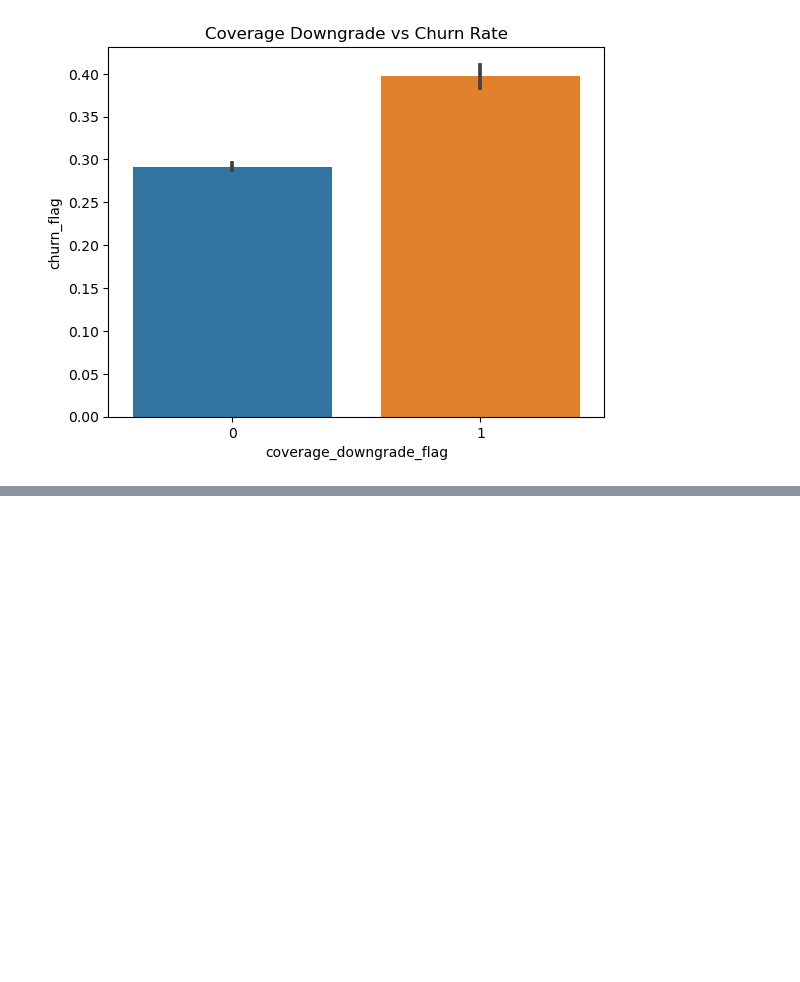
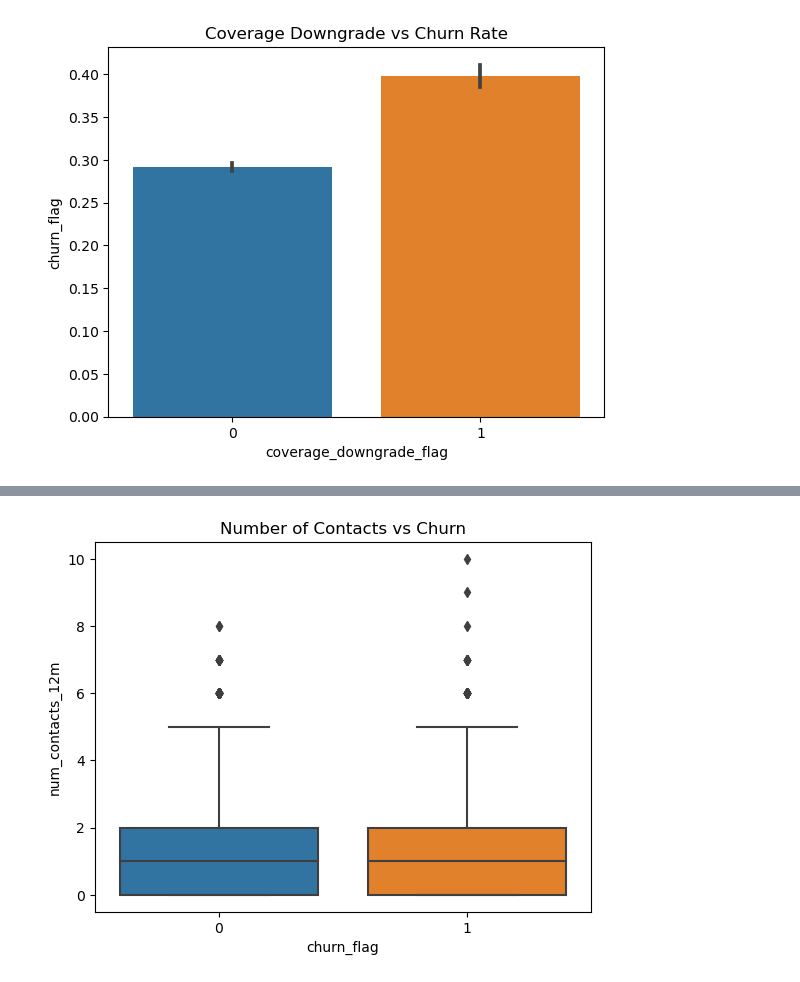
Before and after one commit to jojolily84/insurance-churn-analysis, a Jupyter notebook: notebooks/01_EDA.ipynb, the cells around one changed output, grey strips where cells are left out. Drawn from its saved outputs; the diff is of its cells as text; code cells hidden in the pictures; blank space fills up the shorter version.

```diff
--- a/notebooks/01_EDA.ipynb
+++ b/notebooks/01_EDA.ipynb
@@ -117,0 +124,6 @@ plt.show()
+# %%
+sns.boxplot(x='churn_flag', y='num_contacts_12m', data=df)  #12個月內聯絡次數
+plt.title('Number of Contacts vs Churn')
+plt.show()
+# %% [output]
+[figure, added]
```
Also changed, not shown: parts of 3 cells of this notebook.
